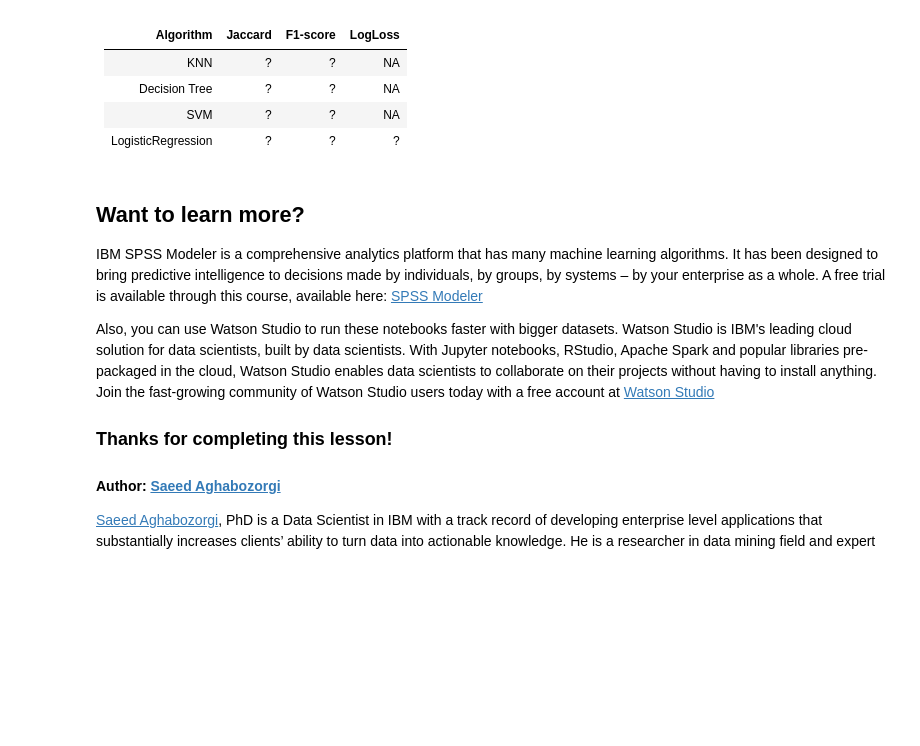
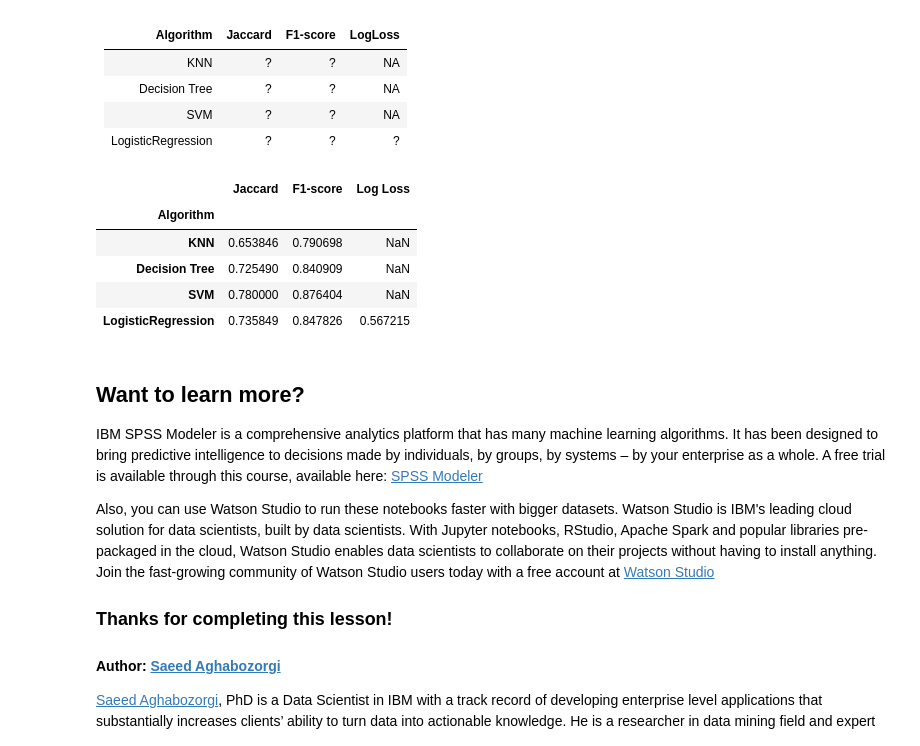
Before and after one commit to rbarrimond/coursera-data-science, a Jupyter notebook: machine-learning-with-python/ML0101EN-Proj-Loan-py-v1.ipynb, the cells around one changed output. Cells and saved outputs as stored; diff of their text form; code cells hidden in the pictures; blank space fills up the shorter version.

```diff
--- a/machine-learning-with-python/ML0101EN-Proj-Loan-py-v1.ipynb
+++ b/machine-learning-with-python/ML0101EN-Proj-Loan-py-v1.ipynb
@@ -504,0 +540,4 @@ test_df.head()
+# %%
+X = testFeature
+X = preprocessing.StandardScaler().fit(X).transform(X)
+X[0:5]
@@ -504,0 +550,3 @@ test_df.head()
+# %%
+y = test_df['loan_status'].values
+y[0:5]
@@ -504,0 +556,4 @@ test_df.head()
+# %%
+knn = KNeighborsClassifier(n_neighbors = mean_acc.argmax() + 1).fit(X_train,y_train)
+models = { 'KNN': knn, 'Decision Tree': loanTree, 'SVM': loan_svm, 'LogisticRegression': LR}
+models
@@ -504,0 +565,3 @@ test_df.head()
+# %%
+y_hats = {algo : model.predict(X) for (algo, model) in models.items()}
+y_hats
@@ -512,6 +593,22 @@ You should be able to report the accuracy of the built model using different eva
 | Decision Tree      | ?       | ?        | NA      |
 | SVM                | ?       | ?        | NA      |
 | LogisticRegression | ?       | ?        | ?       |
+# %%
+report = pd.DataFrame()
+report['Algorithm'] = models.keys()
+report.set_index('Algorithm', inplace=True)
+report['Jaccard'] = pd.Series( { algo : jaccard_score(y, y_hat, pos_label='PAIDOFF') for (algo, y_hat) in y_hats.items() } )
+report['F1-score'] = pd.Series( { algo : f1_score(y, y_hat, pos_label='PAIDOFF') for (algo, y_hat) in y_hats.items() } )
+report['Log Loss'] = pd.Series(dtype='float64')
+report['Log Loss'].loc['LogisticRegression'] = log_loss(y, models['LogisticRegression'].predict_proba(X))
+report
+# %% [output]
+|  | Jaccard | F1-score | Log Loss |
+| Algorithm |  |  |  |
+| KNN | 0.653846 | 0.790698 | NaN |
+| Decision Tree | 0.725490 | 0.840909 | NaN |
+| SVM | 0.780000 | 0.876404 | NaN |
+| LogisticRegression | 0.735849 | 0.847826 | 0.567215 |
 # %% [markdown]
 <h2>Want to learn more?</h2>
 
```
Also changed, not shown: parts of 12 cells of this notebook, 1 other file.
